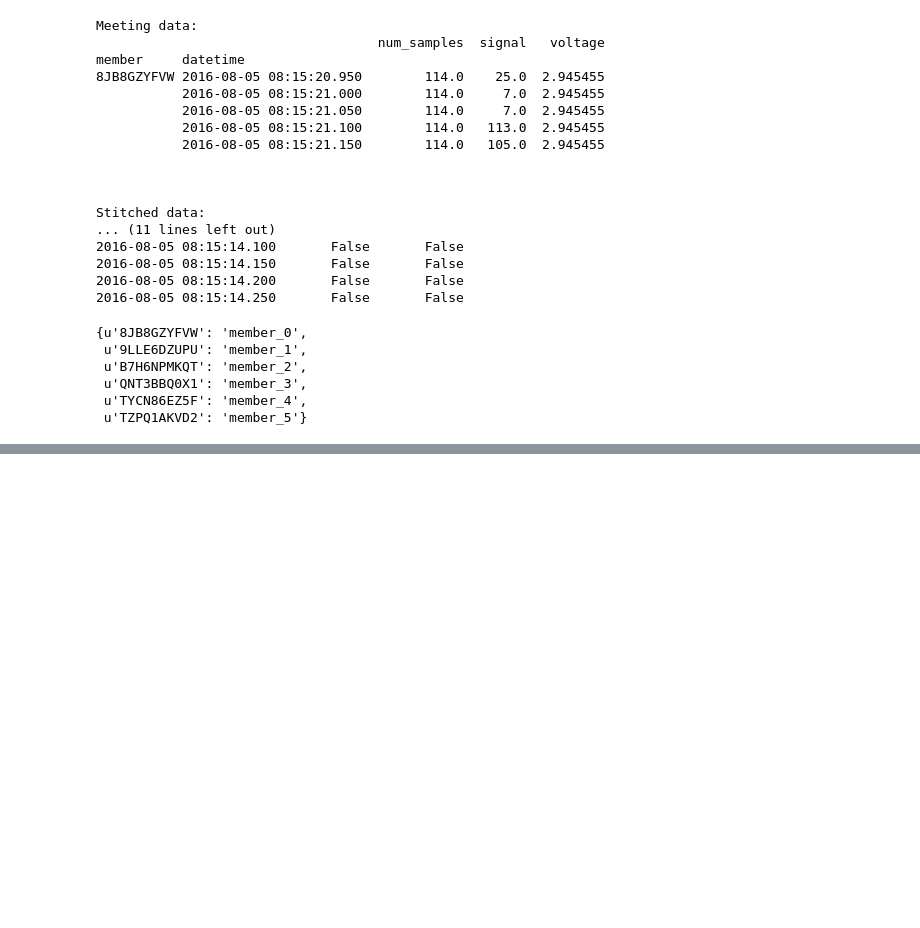
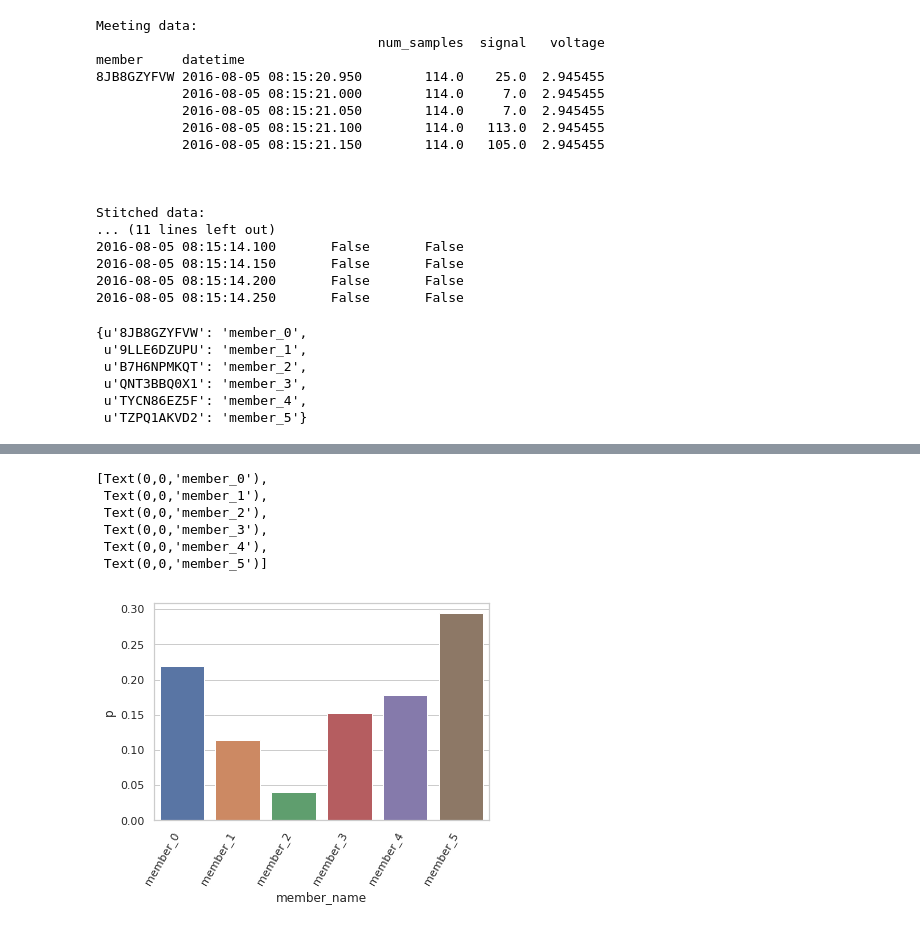
Before and after one commit to HumanDynamics/openbadge-analysis-examples, a Jupyter notebook: notebooks/meeting_simple_plots.ipynb, the cells around one changed output, grey strips where cells are left out. Saved outputs shown, nothing was run; the diff lists cells and outputs as text; code cells hidden in the pictures; blank space fills up the shorter version.

Commit message:
Added a simple example to calculation participation percentage

```diff
--- a/notebooks/meeting_simple_plots.ipynb
+++ b/notebooks/meeting_simple_plots.ipynb
@@ -18,6 +21,13 @@ import openbadge_analysis.visualization.participation_interactive as participati
 output_notebook()
 # %% [output]
 Loading BokehJS ...
+# %%
+# Matplotlib for additional customization
+from matplotlib import pyplot as plt
+%matplotlib inline
+
+import seaborn as sns
+sns.set(style="whitegrid")
 # %%
 log_file_path = '../data/meeting_data/sample_meeting.txt'
 # Generate names for badge (or you can enter manually)
@@ -79,0 +93,13 @@ member_names
+# %%
+# Calculate percentage of speaking time
+speaking_time = df_stitched.sum()
+speaking_time = speaking_time.to_frame('intervals').reset_index()#.pivot(columns='member',values='intervals')
+
+speaking_intervals_total = speaking_time.intervals.sum()
+
+speaking_time['p'] = speaking_time['intervals']/speaking_intervals_total
+# add member name
+member_names_df = pd.DataFrame(index=member_names.keys(), data=member_names.values(), columns=['member_name'])
+speaking_time = speaking_time.join(member_names_df, on='member')
+
+speaking_time
@@ -79,0 +114,11 @@ member_names
+# %%
+ax = sns.barplot(x="member_name", y="p", data=speaking_time)
+ax.set_xticklabels(labels = ax.get_xticklabels(), rotation=60, ha='right')
+# %% [output]
+[Text(0,0,'member_0'),
+ Text(0,0,'member_1'),
+ Text(0,0,'member_2'),
+ Text(0,0,'member_3'),
+ Text(0,0,'member_4'),
+ Text(0,0,'member_5')]
+[figure, added]
```
Also changed, not shown: parts of 6 cells of this notebook.
